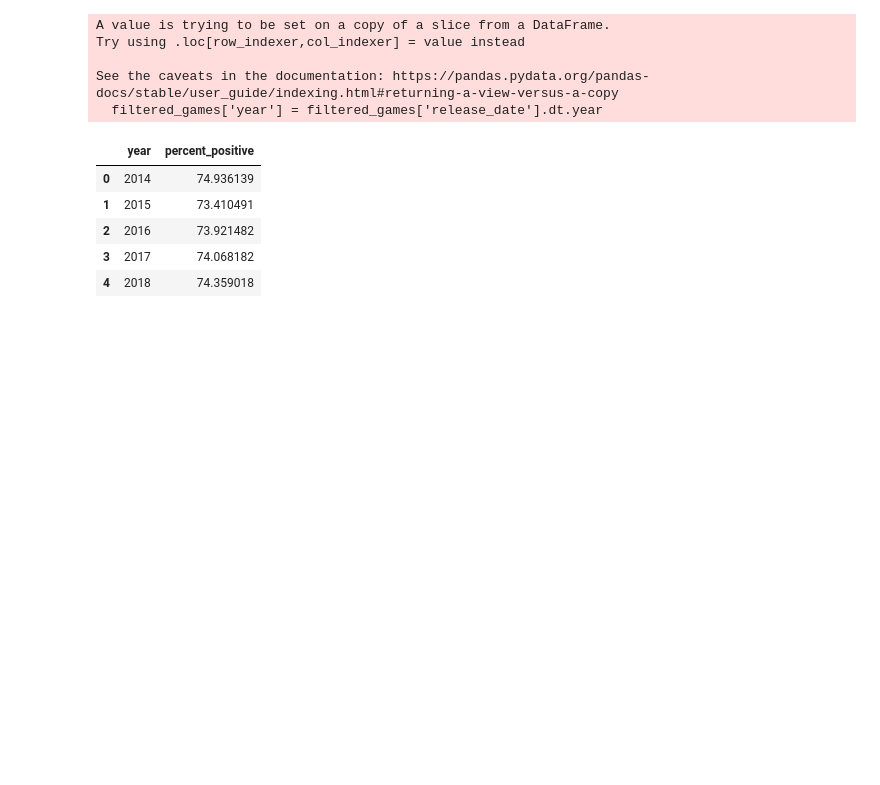
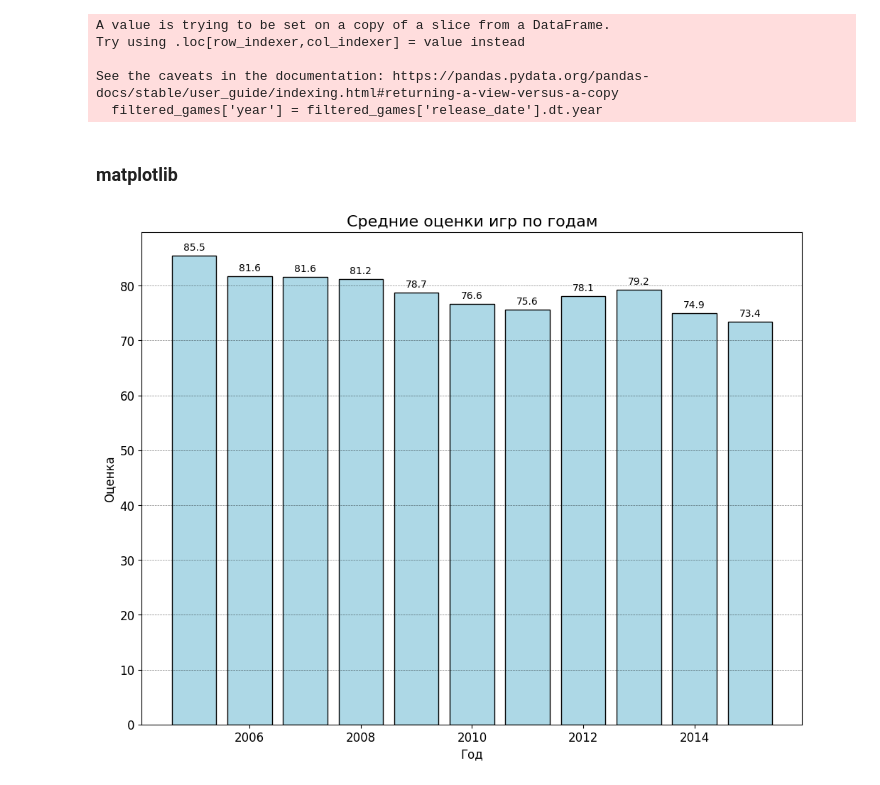
Before and after one commit to Korablinr54/Statistics, a Jupyter notebook: Взаимодействия между переменными.ipynb, the cells around one changed output. Drawn from its saved outputs; the diff is of its cells as text; code cells hidden in the pictures; blank space fills up the shorter version.

Commit message:
Barchart - matplotlib

```diff
--- a/Взаимодействия между переменными.ipynb
+++ b/Взаимодействия между переменными.ipynb
@@ -348,14 +348,42 @@ See the caveats in the documentation: https://pandas.pydata.org/pandas-docs/stab
 # агрегируем среднюю оценку вышедших игр по годам
 
 # оставим данные только за последние 5 лет
-filtered_games = filtered_games.query('year in [2014, 2015, 2016, 2017, 2018]')
+filtered_games = filtered_games.query('year >= 2005 & year <= 2015')
 
 # найдем среднюю оценку по году для
 avg_rating = filtered_games.groupby('year')['percent_positive'].mean().reset_index()
-# %% [output]
-|  | year | percent_positive |
-| 0 | 2014 | 74.936139 |
-| 1 | 2015 | 73.410491 |
-| 2 | 2016 | 73.921482 |
-| 3 | 2017 | 74.068182 |
-| 4 | 2018 | 74.359018 |
+# %% [markdown]
+### matplotlib
+# %%
+plt.figure(figsize = (12, 9))
+
+bars = plt.bar(x = avg_rating['year'],
+        height = avg_rating['percent_positive'],
+        color = 'lightblue',
+        edgecolor = 'black'
+        )
+
+# Добавляем аннотации над столбцами
+for bar in bars:
+    label = bar.get_height()
+    plt.text(
+        bar.get_x() + bar.get_width()/2,
+        label + 1,
+        f'{label:.1f}',  # форматирование числа
+        ha='center',  # выравнивание по центру
+        fontsize=10
+    )
+
+# Подписи
+plt.xlabel('Год', size = 12)
+plt.xticks(size = 12)
+plt.ylabel('Оценка', size = 12)
+plt.yticks(size = 12)
+plt.title('Средние оценки игр по годам', size = 16)
+
+# grid
+plt.grid(axis = 'y', alpha = 0.5, linestyle = '--', color = 'black', linewidth = 0.5)
+
+plt.show()
+# %% [output]
+[figure, added]
```
Also changed, not shown: parts of 1 cell of this notebook.
